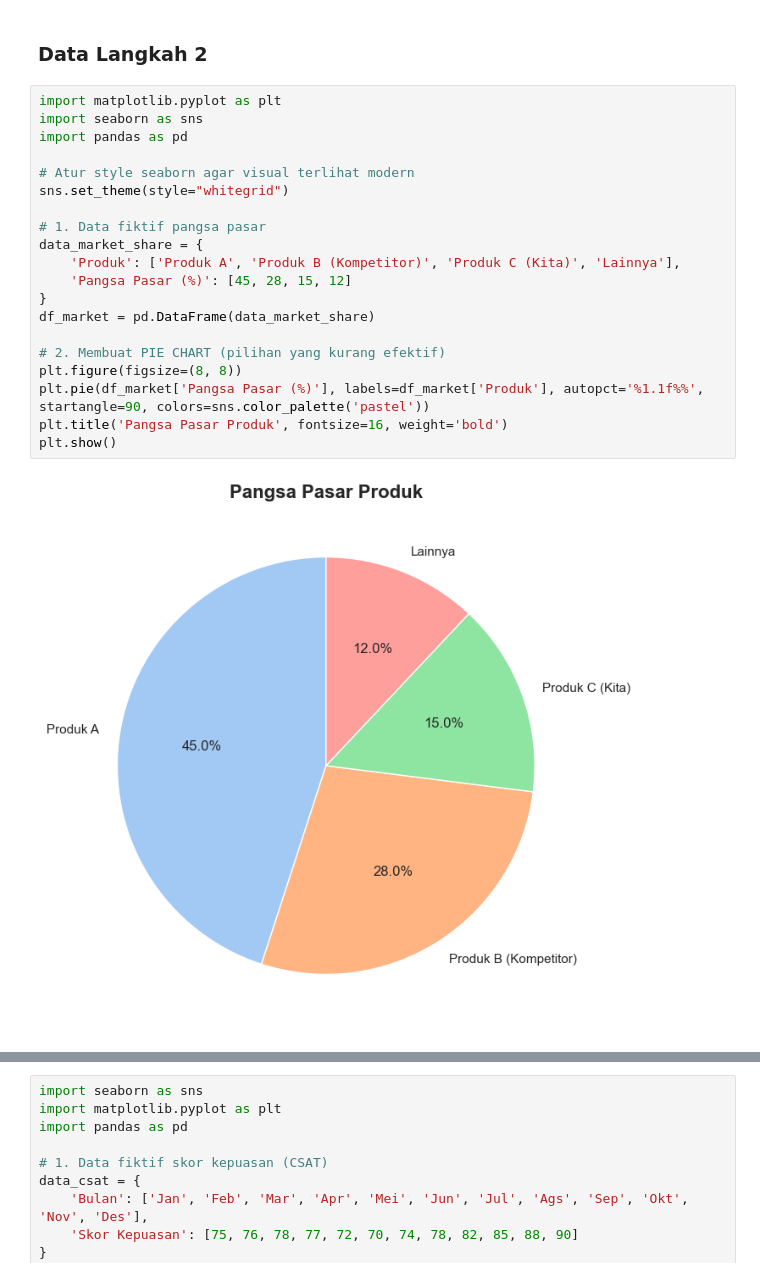
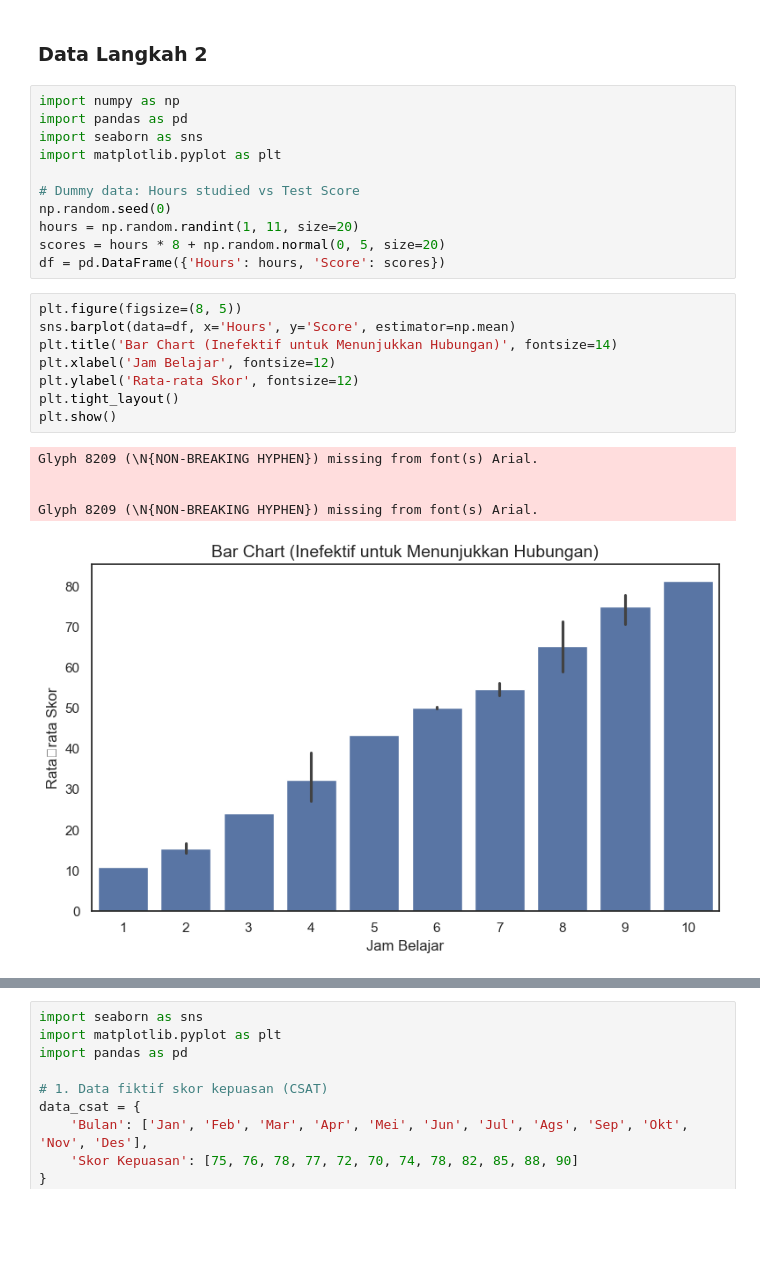
Before and after one commit to gedetanok/kelasbagus3-deep-understanding-of-machine-learning, a Jupyter notebook: Week 2/matplotlib.ipynb, the cells around one changed output, grey strips where cells are left out. Saved outputs shown, nothing was run; the diff lists cells and outputs as text; blank space fills up the shorter version.

Commit message:
train test split

```diff
--- a/Week 2/matplotlib.ipynb
+++ b/Week 2/matplotlib.ipynb
@@ -414,26 +414,29 @@ fig_after.update_layout(
 fig_after.show()
 # %% [markdown]
 ### Data Langkah 2
+# %%
+import numpy as np
+import pandas as pd
+import seaborn as sns
+import matplotlib.pyplot as plt
+
+# Dummy data: Hours studied vs Test Score
+np.random.seed(0)
+hours = np.random.randint(1, 11, size=20)
+scores = hours * 8 + np.random.normal(0, 5, size=20)
+df = pd.DataFrame({'Hours': hours, 'Score': scores})
 # %%
-import matplotlib.pyplot as plt
-import seaborn as sns
-import pandas as pd
-
-# Atur style seaborn agar visual terlihat modern
-sns.set_theme(style="whitegrid")
-
-# 1. Data fiktif pangsa pasar
-data_market_share = {
-    'Produk': ['Produk A', 'Produk B (Kompetitor)', 'Produk C (Kita)', 'Lainnya'],
-    'Pangsa Pasar (%)': [45, 28, 15, 12]
-}
-df_market = pd.DataFrame(data_market_share)
-
-# 2. Membuat PIE CHART (pilihan yang kurang efektif)
-plt.figure(figsize=(8, 8))
-plt.pie(df_market['Pangsa Pasar (%)'], labels=df_market['Produk'], autopct='%1.1f%%', startangle=90, colors=sns.color_palette('pastel'))
-plt.title('Pangsa Pasar Produk', fontsize=16, weight='bold')
+plt.figure(figsize=(8, 5))
+sns.barplot(data=df, x='Hours', y='Score', estimator=np.mean)
+plt.title('Bar Chart (Inefektif untuk Menunjukkan Hubungan)', fontsize=14)
+plt.xlabel('Jam Belajar', fontsize=12)
+plt.ylabel('Rata‑rata Skor', fontsize=12)
+plt.tight_layout()
 plt.show()
 # %% [output]
+Glyph 8209 (\N{NON-BREAKING HYPHEN}) missing from font(s) Arial.
+
+
+Glyph 8209 (\N{NON-BREAKING HYPHEN}) missing from font(s) Arial.
-[figure, old version]
+[figure, new version]
 # %%
```
Also changed, not shown: parts of 5 cells of this notebook, 3 other files.
